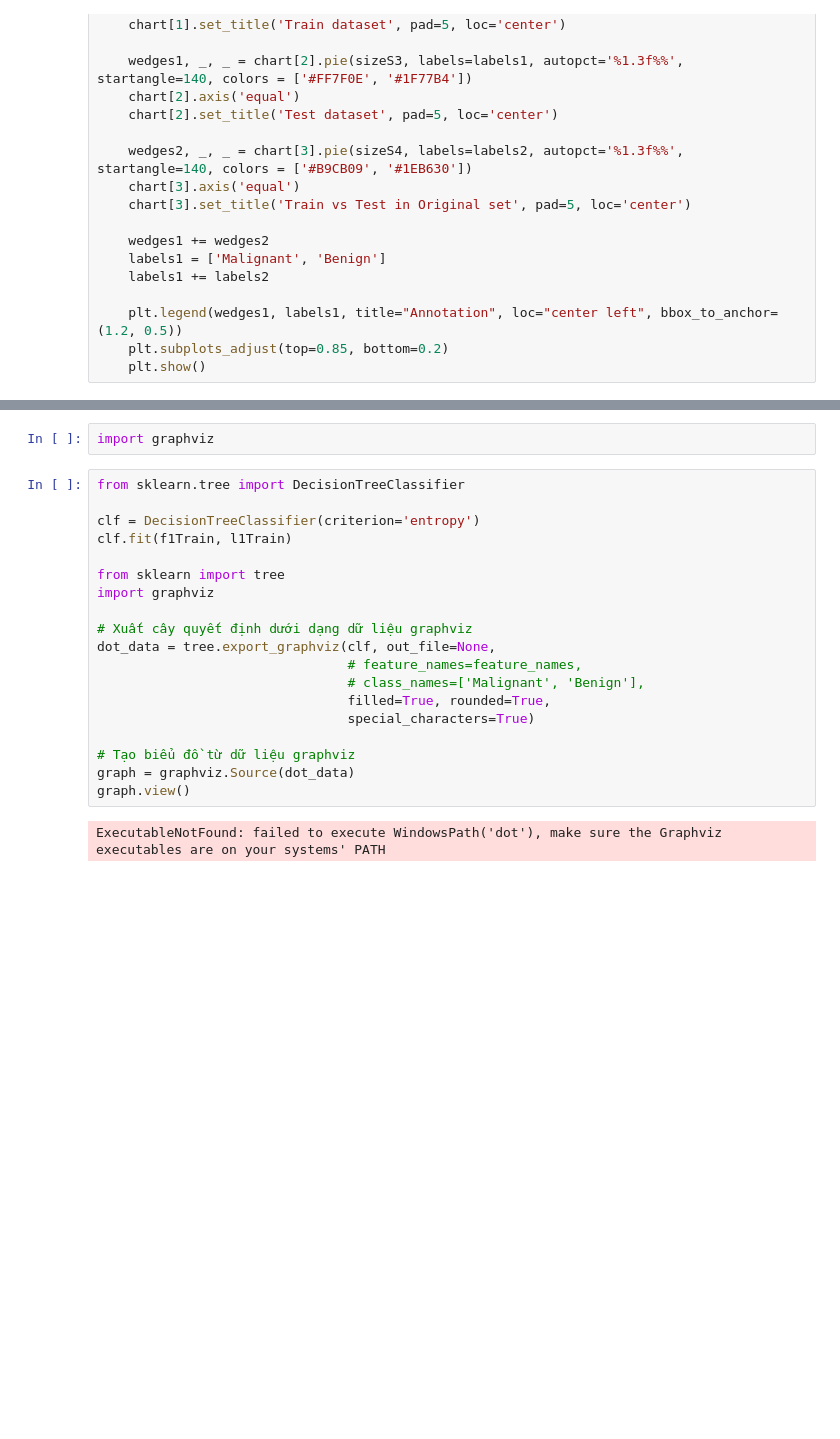
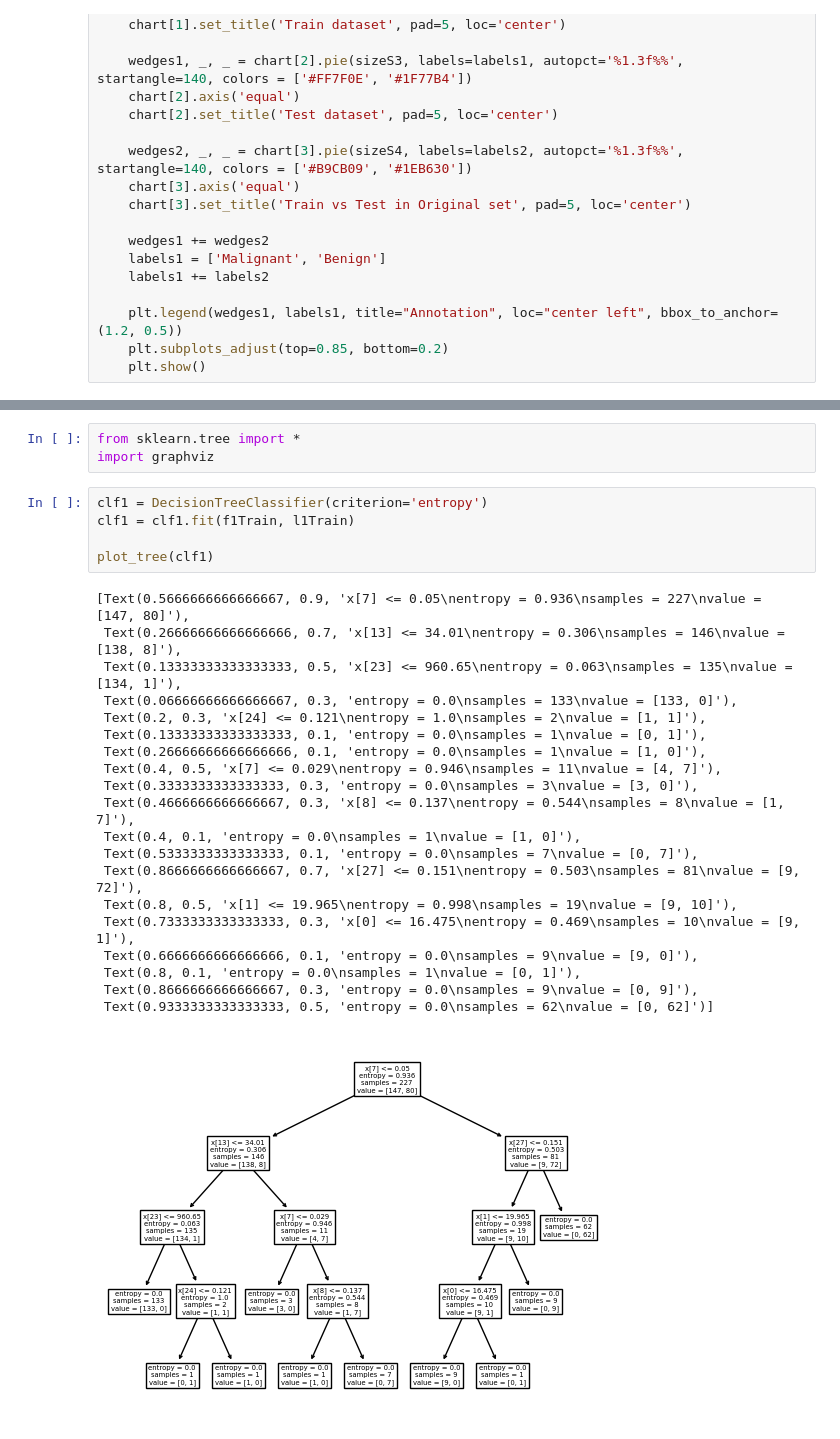
Before and after one commit to JackArrowden/DecisionTree_BreastCancerDataset, a Jupyter notebook: 22127486.ipynb, the cells around one changed output, grey strips where cells are left out. Saved outputs shown, nothing was run; the diff lists cells and outputs as text; blank space fills up the shorter version.

```diff
--- a/22127486.ipynb
+++ b/22127486.ipynb
@@ -104,23 +104,29 @@ drawScatterCharts(df[1].tolist(), l4Train, l4Test)
-# %%
-import graphviz
-# %%
-from sklearn.tree import DecisionTreeClassifier
-
-clf = DecisionTreeClassifier(criterion='entropy')
-clf.fit(f1Train, l1Train)
-
-from sklearn import tree
-import graphviz
-
-# Xuất cây quyết định dưới dạng dữ liệu graphviz
-dot_data = tree.export_graphviz(clf, out_file=None,
-                                # feature_names=feature_names,
-                                # class_names=['Malignant', 'Benign'],
-                                filled=True, rounded=True,
-                                special_characters=True)
-
-# Tạo biểu đồ từ dữ liệu graphviz
-graph = graphviz.Source(dot_data)
-graph.view()
-# %% [output]
-ExecutableNotFound: failed to execute WindowsPath('dot'), make sure the Graphviz executables are on your systems' PATH
+# %%
+from sklearn.tree import *
+import graphviz
+# %%
+clf1 = DecisionTreeClassifier(criterion='entropy')
+clf1 = clf1.fit(f1Train, l1Train)
+
+plot_tree(clf1)
+# %% [output]
+[Text(0.5666666666666667, 0.9, 'x[7] <= 0.05\nentropy = 0.936\nsamples = 227\nvalue = [147, 80]'),
+ Text(0.26666666666666666, 0.7, 'x[13] <= 34.01\nentropy = 0.306\nsamples = 146\nvalue = [138, 8]'),
+ Text(0.13333333333333333, 0.5, 'x[23] <= 960.65\nentropy = 0.063\nsamples = 135\nvalue = [134, 1]'),
+ Text(0.06666666666666667, 0.3, 'entropy = 0.0\nsamples = 133\nvalue = [133, 0]'),
+ Text(0.2, 0.3, 'x[24] <= 0.121\nentropy = 1.0\nsamples = 2\nvalue = [1, 1]'),
+ Text(0.13333333333333333, 0.1, 'entropy = 0.0\nsamples = 1\nvalue = [0, 1]'),
+ Text(0.26666666666666666, 0.1, 'entropy = 0.0\nsamples = 1\nvalue = [1, 0]'),
+ Text(0.4, 0.5, 'x[7] <= 0.029\nentropy = 0.946\nsamples = 11\nvalue = [4, 7]'),
+ Text(0.3333333333333333, 0.3, 'entropy = 0.0\nsamples = 3\nvalue = [3, 0]'),
+ Text(0.4666666666666667, 0.3, 'x[8] <= 0.137\nentropy = 0.544\nsamples = 8\nvalue = [1, 7]'),
+ Text(0.4, 0.1, 'entropy = 0.0\nsamples = 1\nvalue = [1, 0]'),
+ Text(0.5333333333333333, 0.1, 'entropy = 0.0\nsamples = 7\nvalue = [0, 7]'),
+ Text(0.8666666666666667, 0.7, 'x[27] <= 0.151\nentropy = 0.503\nsamples = 81\nvalue = [9, 72]'),
+ Text(0.8, 0.5, 'x[1] <= 19.965\nentropy = 0.998\nsamples = 19\nvalue = [9, 10]'),
+ Text(0.7333333333333333, 0.3, 'x[0] <= 16.475\nentropy = 0.469\nsamples = 10\nvalue = [9, 1]'),
+ Text(0.6666666666666666, 0.1, 'entropy = 0.0\nsamples = 9\nvalue = [9, 0]'),
+ Text(0.8, 0.1, 'entropy = 0.0\nsamples = 1\nvalue = [0, 1]'),
+ Text(0.8666666666666667, 0.3, 'entropy = 0.0\nsamples = 9\nvalue = [0, 9]'),
+ Text(0.9333333333333333, 0.5, 'entropy = 0.0\nsamples = 62\nvalue = [0, 62]')]
+[figure, added]
```
Also changed, not shown: parts of 7 cells of this notebook, 1 other file.
